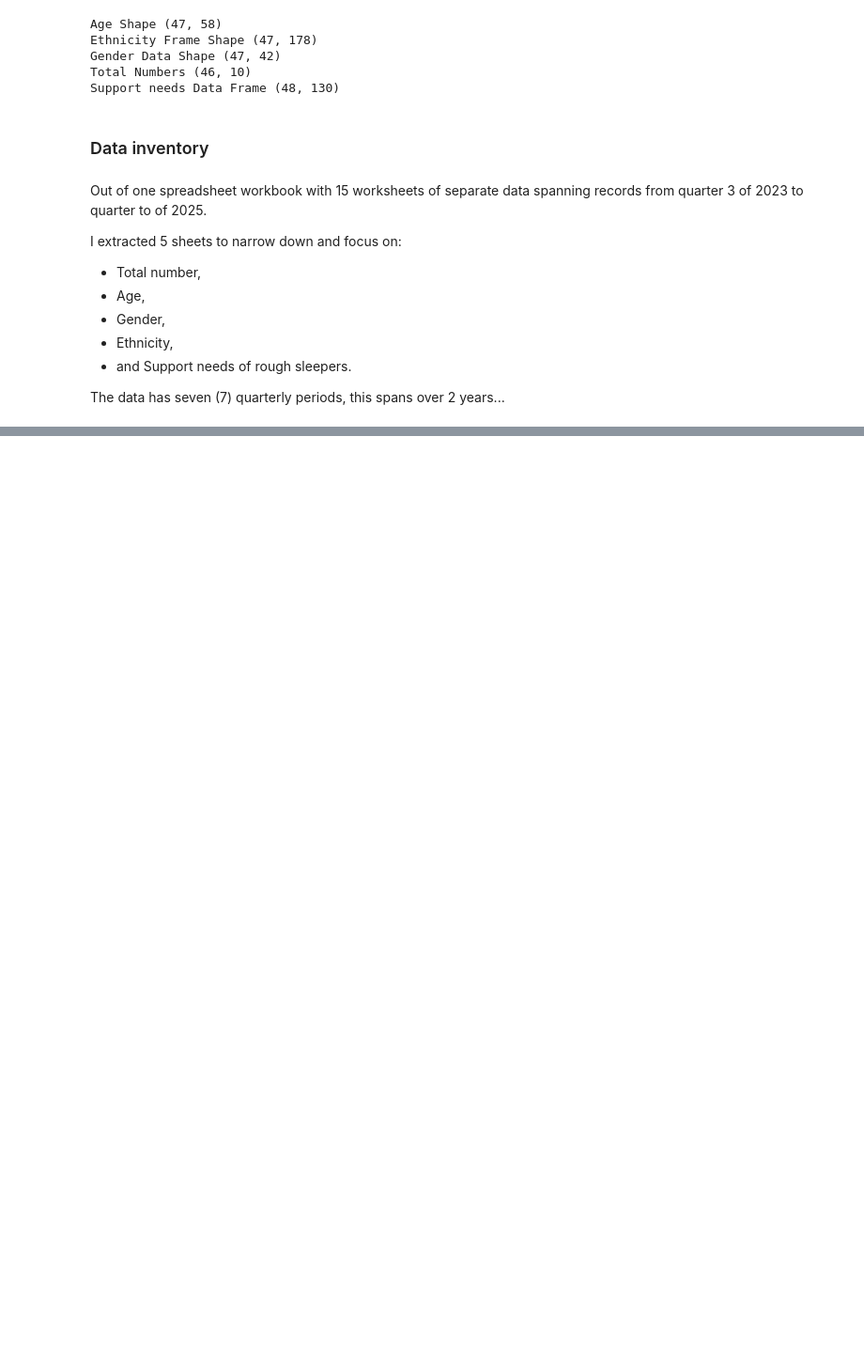
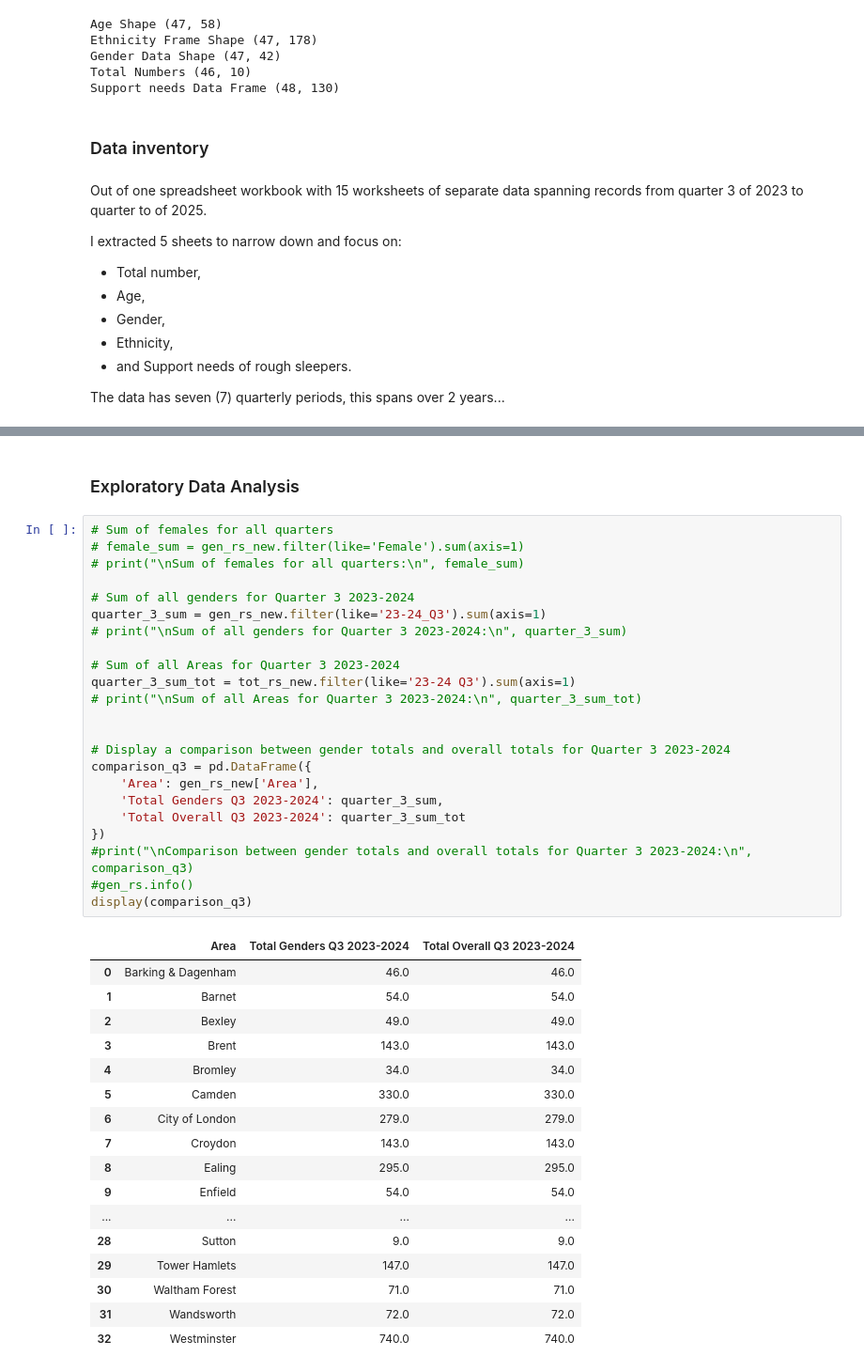
Before and after one commit to dreamsmartins/ec-assignments, a Jupyter notebook: everything_counts_RS.ipynb, the cells around one changed output, grey strips where cells are left out. Shown at 94% size. Cells and saved outputs as stored; diff of their text form; blank space fills up the shorter version.

```diff
--- a/everything_counts_RS.ipynb
+++ b/everything_counts_RS.ipynb
@@ -165,0 +579,43 @@ The data has seven (7) quarterly periods, this spans over 2 years...
+# %% [markdown]
+### Exploratory Data Analysis
+# %%
+# Sum of females for all quarters
+# female_sum = gen_rs_new.filter(like='Female').sum(axis=1)
+# print("\nSum of females for all quarters:\n", female_sum)
+
+# Sum of all genders for Quarter 3 2023-2024
+quarter_3_sum = gen_rs_new.filter(like='23-24_Q3').sum(axis=1)
+# print("\nSum of all genders for Quarter 3 2023-2024:\n", quarter_3_sum)
+
+# Sum of all Areas for Quarter 3 2023-2024
+quarter_3_sum_tot = tot_rs_new.filter(like='23-24 Q3').sum(axis=1)
+# print("\nSum of all Areas for Quarter 3 2023-2024:\n", quarter_3_sum_tot)
+
+
+# Display a comparison between gender totals and overall totals for Quarter 3 2023-2024
+comparison_q3 = pd.DataFrame({
+    'Area': gen_rs_new['Area'],
+    'Total Genders Q3 2023-2024': quarter_3_sum,
+    'Total Overall Q3 2023-2024': quarter_3_sum_tot
+})
+#print("\nComparison between gender totals and overall totals for Quarter 3 2023-2024:\n", comparison_q3)
+#gen_rs.info()
+display(comparison_q3)
+# %% [output]
+|  | Area | Total Genders Q3 2023-2024 | Total Overall Q3 2023-2024 |
+| 0 | Barking & Dagenham | 46.0 | 46.0 |
+| 1 | Barnet | 54.0 | 54.0 |
+| 2 | Bexley | 49.0 | 49.0 |
+| 3 | Brent | 143.0 | 143.0 |
+| 4 | Bromley | 34.0 | 34.0 |
+| 5 | Camden | 330.0 | 330.0 |
+| 6 | City of London | 279.0 | 279.0 |
+| 7 | Croydon | 143.0 | 143.0 |
+| 8 | Ealing | 295.0 | 295.0 |
+| 9 | Enfield | 54.0 | 54.0 |
+| ... | ... | ... | ... |
+| 28 | Sutton | 9.0 | 9.0 |
+| 29 | Tower Hamlets | 147.0 | 147.0 |
+| 30 | Waltham Forest | 71.0 | 71.0 |
+| 31 | Wandsworth | 72.0 | 72.0 |
+| 32 | Westminster | 740.0 | 740.0 |
```
Also changed, not shown: parts of 26 cells of this notebook, 2 other files.
